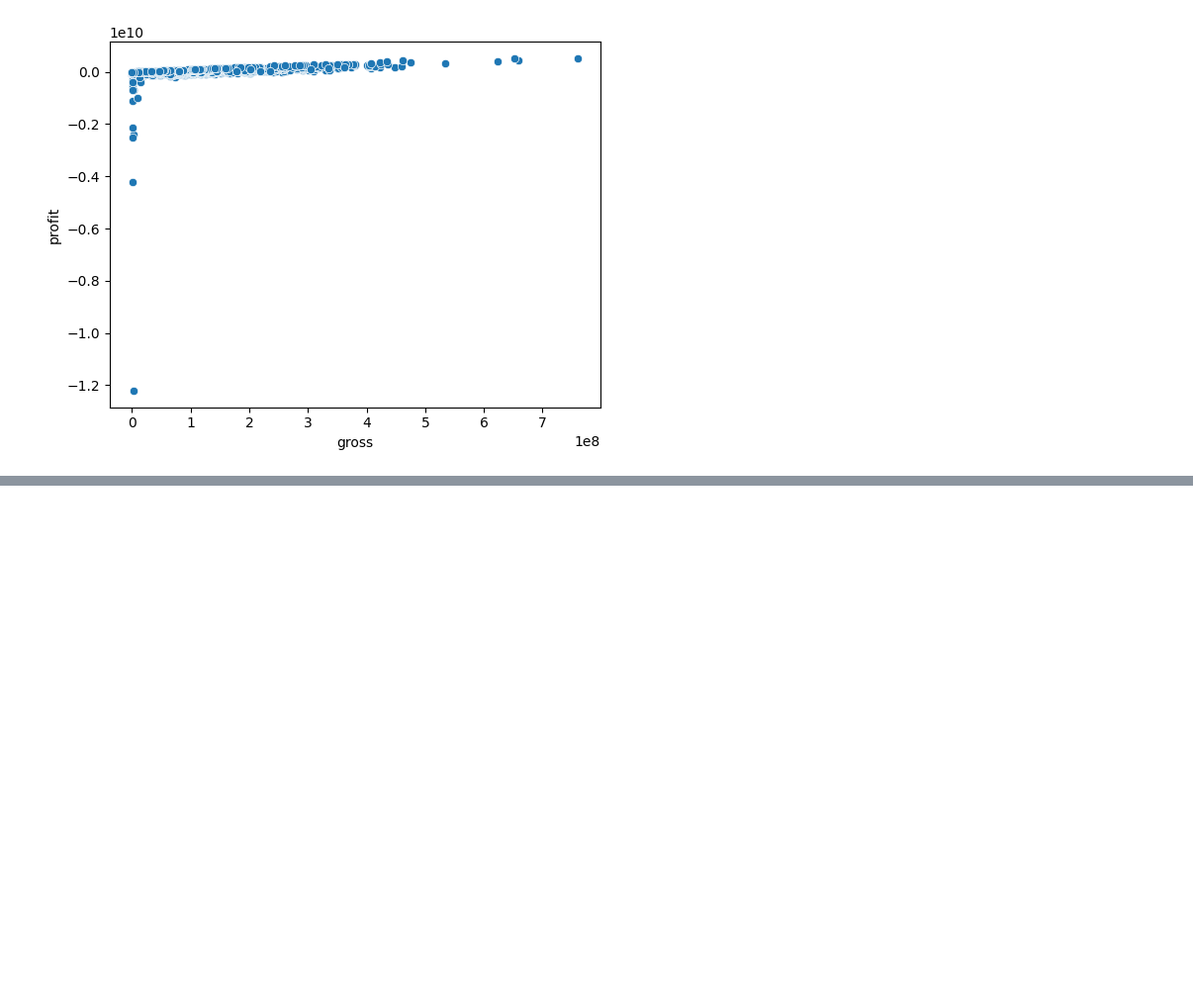
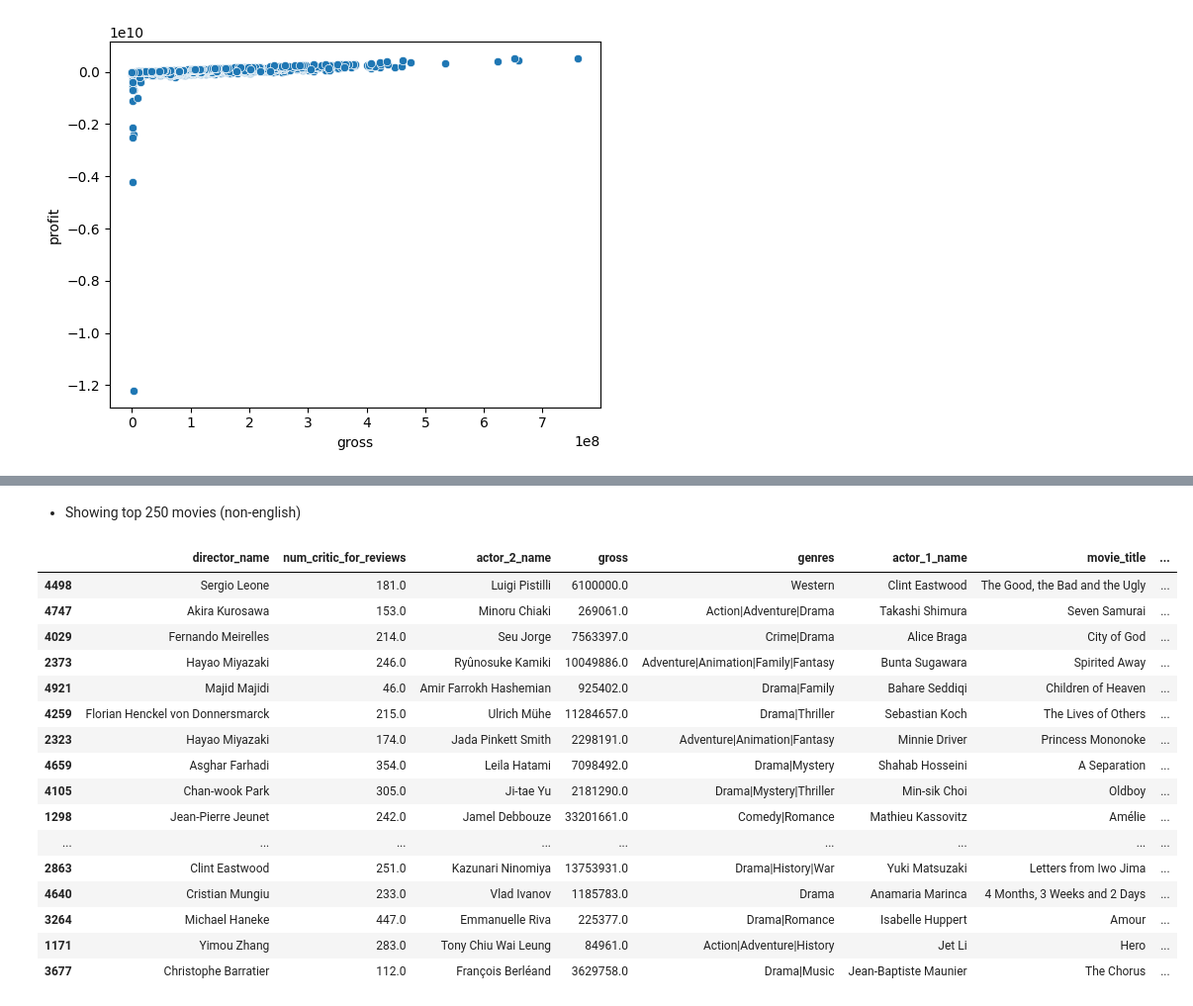
Before and after one commit to nanoCHI/IMDB-Movie-Analysis, a Jupyter notebook: IMDB_Movie_Analysis.ipynb, the cells around one changed output, grey strips where cells are left out. Shown at 99% size. Drawn from its saved outputs; the diff is of its cells as text; code cells hidden in the pictures; blank space fills up the shorter version.

```diff
--- a/IMDB_Movie_Analysis.ipynb
+++ b/IMDB_Movie_Analysis.ipynb
@@ -151,0 +164,3 @@ sns.scatterplot(x=df['gross'], y=df['profit'])
+# %%
+IMDB_Top_250= df[df['num_voted_users']>25000].sort_values(by='imdb_score',ascending=False).head(250)
+IMDB_Top_250
@@ -151,0 +203,22 @@ sns.scatterplot(x=df['gross'], y=df['profit'])
+# %% [markdown]
+* Showing top 250 movies (non-english)
+# %%
+IMDB_Top_250[IMDB_Top_250['language']!='English'].sort_values(by='imdb_score',ascending=False).head(250)
+# %% [output]
+|  | director_name | num_critic_for_reviews | actor_2_name | gross | genres | actor_1_name | movie_title | ... |
+| 4498 | Sergio Leone | 181.0 | Luigi Pistilli | 6100000.0 | Western | Clint Eastwood | The Good, the Bad and the Ugly | ... |
+| 4747 | Akira Kurosawa | 153.0 | Minoru Chiaki | 269061.0 | Action|Adventure|Drama | Takashi Shimura | Seven Samurai | ... |
+| 4029 | Fernando Meirelles | 214.0 | Seu Jorge | 7563397.0 | Crime|Drama | Alice Braga | City of God | ... |
+| 2373 | Hayao Miyazaki | 246.0 | Ryûnosuke Kamiki | 10049886.0 | Adventure|Animation|Family|Fantasy | Bunta Sugawara | Spirited Away | ... |
+| 4921 | Majid Majidi | 46.0 | Amir Farrokh Hashemian | 925402.0 | Drama|Family | Bahare Seddiqi | Children of Heaven | ... |
+| 4259 | Florian Henckel von Donnersmarck | 215.0 | Ulrich Mühe | 11284657.0 | Drama|Thriller | Sebastian Koch | The Lives of Others | ... |
+| 2323 | Hayao Miyazaki | 174.0 | Jada Pinkett Smith | 2298191.0 | Adventure|Animation|Fantasy | Minnie Driver | Princess Mononoke | ... |
+| 4659 | Asghar Farhadi | 354.0 | Leila Hatami | 7098492.0 | Drama|Mystery | Shahab Hosseini | A Separation | ... |
+| 4105 | Chan-wook Park | 305.0 | Ji-tae Yu | 2181290.0 | Drama|Mystery|Thriller | Min-sik Choi | Oldboy | ... |
+| 1298 | Jean-Pierre Jeunet | 242.0 | Jamel Debbouze | 33201661.0 | Comedy|Romance | Mathieu Kassovitz | Amélie | ... |
+| ... | ... | ... | ... | ... | ... | ... | ... | ... |
+| 2863 | Clint Eastwood | 251.0 | Kazunari Ninomiya | 13753931.0 | Drama|History|War | Yuki Matsuzaki | Letters from Iwo Jima | ... |
+| 4640 | Cristian Mungiu | 233.0 | Vlad Ivanov | 1185783.0 | Drama | Anamaria Marinca | 4 Months, 3 Weeks and 2 Days | ... |
+| 3264 | Michael Haneke | 447.0 | Emmanuelle Riva | 225377.0 | Drama|Romance | Isabelle Huppert | Amour | ... |
+| 1171 | Yimou Zhang | 283.0 | Tony Chiu Wai Leung | 84961.0 | Action|Adventure|History | Jet Li | Hero | ... |
+| 3677 | Christophe Barratier | 112.0 | François Berléand | 3629758.0 | Drama|Music | Jean-Baptiste Maunier | The Chorus | ... |
```
Also changed, not shown: parts of 11 cells of this notebook.
